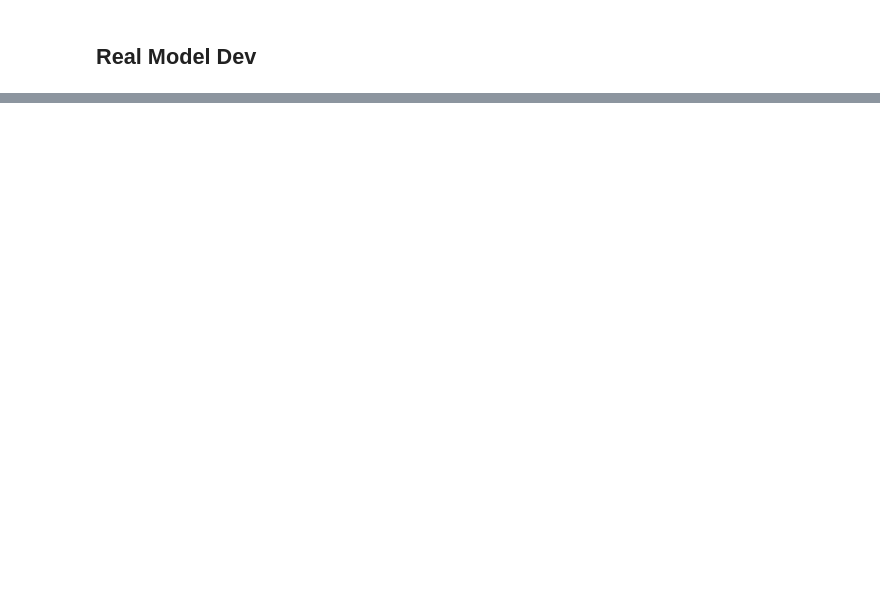
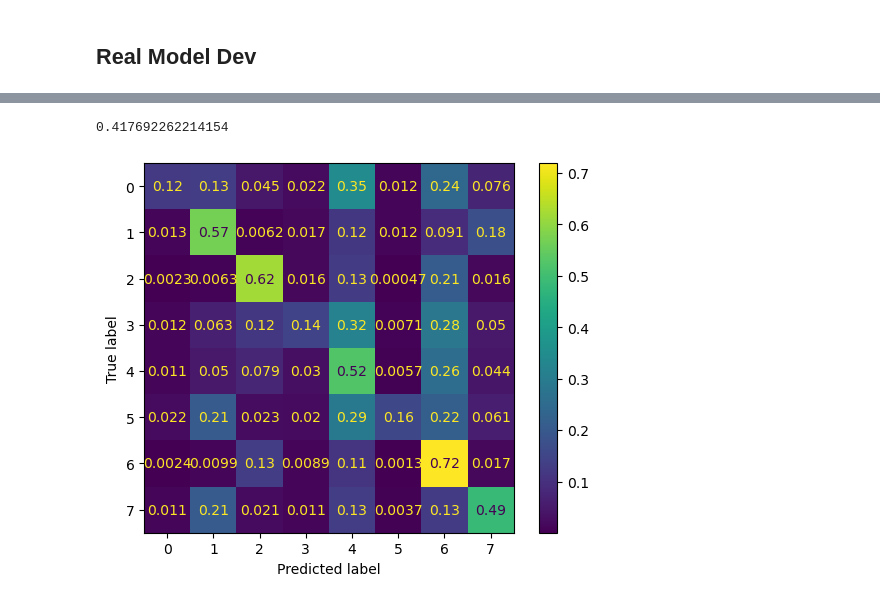
Before and after one commit to LtAstros/CSE158RTRProject, a Jupyter notebook: CSE158RTRProject.ipynb, the cells around one changed output, grey strips where cells are left out. Cells and saved outputs as stored; diff of their text form; code cells hidden in the pictures; blank space fills up the shorter version.

Commit message:
DONE MODELING

```diff
--- a/CSE158RTRProject.ipynb
+++ b/CSE158RTRProject.ipynb
@@ -66,3 +75,21 @@ X_train, X_test, y_train, y_test = train_test_split(X, y, test_size=0.35, random
+# %%
+# From EDA we will have our category to occasion map
+class Word2VecTransformer(BaseEstimator, TransformerMixin):
+    def __init__(self):
+        self.model = SentenceTransformer('sentence-transformers/all-MiniLM-L6-v2')
+
+    def fit(self, X, y=None):
+        return self
+
+    def transform(self, X, y=None):
+        # Perform arbitary trans
+        def temp(x):
+            ret_val = pd.Series(self.model.encode(x.values).tolist())
+            return ret_val
+        X = pd.DataFrame(X)
+        X = X.apply(temp)
+        X = np.array(X[X.columns].values.tolist())
+        return np.hstack([X[:, i] for i in range(X.shape[1])])
 # %%
 # Baseline model
 categories = ['other','vacation', 'formal', 'wedding', 'date', 'everyday', 'party', 'work']
@@ -85,10 +112,11 @@ numerical_cols = ["weight","height","size","rating"]
 preper = ColumnTransformer([
     ("one-hot",OneHotEncoder(), one_hot_vars),
     ("ordinal", OrdinalEncoder(categories=[sizes]), ['bust size']),
+    ("category", Word2VecTransformer(), ["review_text",'category']),
     ("identity", FunctionTransformer(), numerical_cols)
 ])
 pipe = Pipeline([
     ("preproc", preper),
-#     ("standard", StandardScaler()),
+    ("standard", StandardScaler()),
     ("logreg", LogisticRegression(max_iter=2000))
 ])
@@ -148,0 +126,2 @@ def get_data(text_col):
+# %%
+pipe.fit(X_train,y_train)
@@ -148,0 +146,6 @@ def get_data(text_col):
+# %%
+y_preds = pipe.predict(X_test)
+# %%
+balanced_accuracy_score(y_test,y_preds)
+# %% [output]
+0.417692262214154
@@ -148,0 +157,6 @@ def get_data(text_col):
+# %%
+disp = ConfusionMatrixDisplay(confusion_matrix(y_test,y_preds, normalize="true"))
+disp.plot()
+plt.show()
+# %% [output]
+[figure, added]
```
Also changed, not shown: parts of 20 cells of this notebook, 1 other file.
